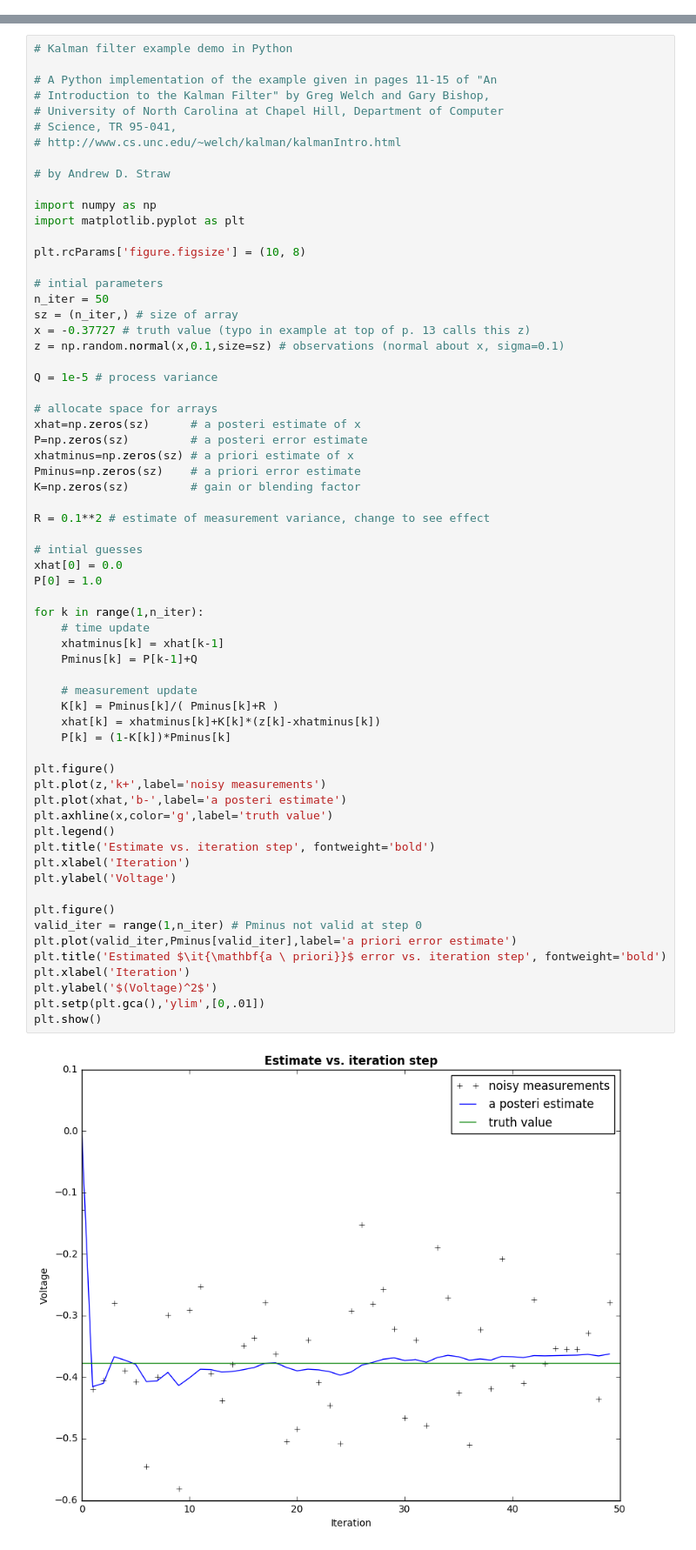
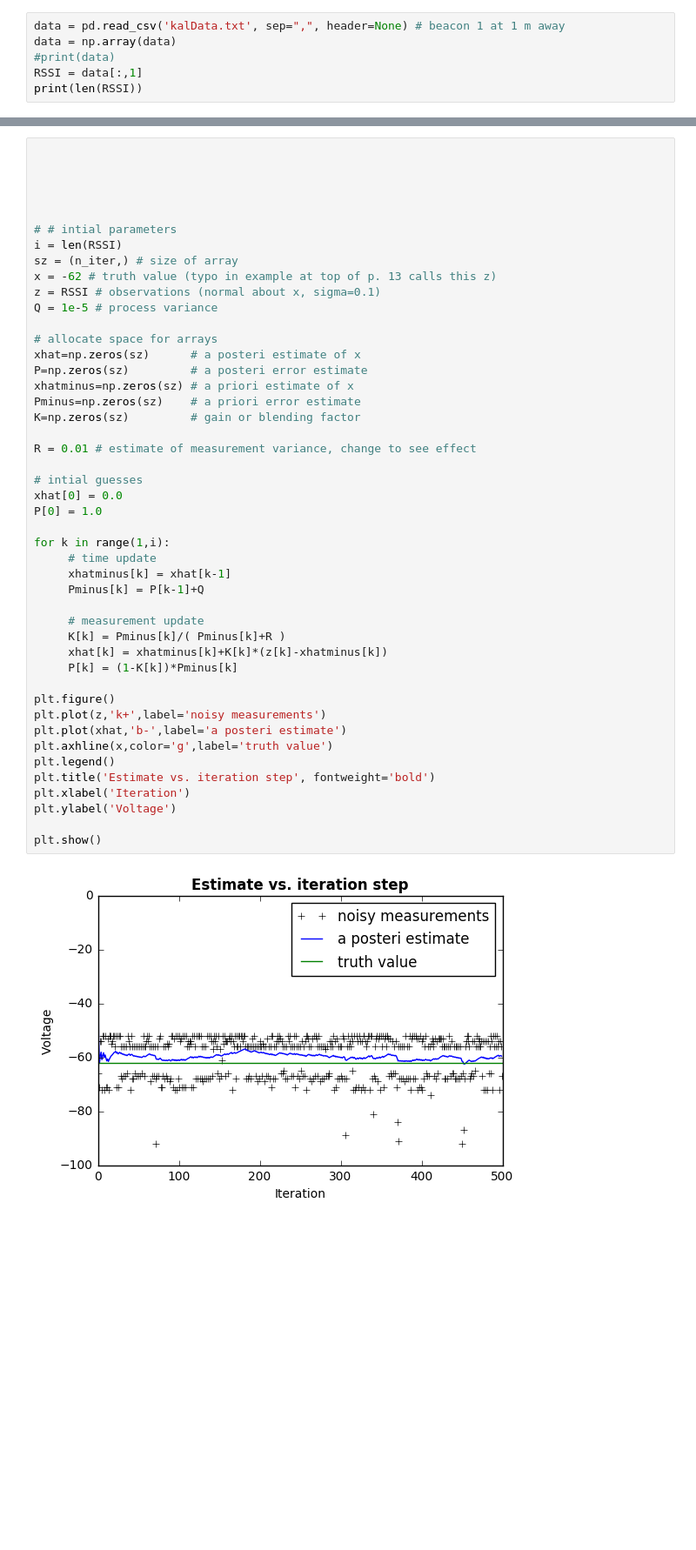
Before and after one commit to ChrisVech/ECSE6964-Project, a Jupyter notebook: BLE/Localization/kalmanFilter.ipynb, the cells around one changed output, grey strips where cells are left out. Shown: that part at 87% size. Drawn from its saved outputs; the diff is of its cells as text; blank space fills up the shorter version.

```diff
--- a/BLE/Localization/kalmanFilter.ipynb
+++ b/BLE/Localization/kalmanFilter.ipynb
@@ -0,0 +5,6 @@
+# %%
+data = pd.read_csv('kalData.txt', sep=",", header=None) # beacon 1 at 1 m away
+data = np.array(data)
+#print(data)
+RSSI = data[:,1]
+print(len(RSSI))
@@ -1,66 +13,48 @@
 # %%
-# Kalman filter example demo in Python
 
-# A Python implementation of the example given in pages 11-15 of "An
-# Introduction to the Kalman Filter" by Greg Welch and Gary Bishop,
-# University of North Carolina at Chapel Hill, Department of Computer
-# Science, TR 95-041,
-# http://www.cs.unc.edu/~welch/kalman/kalmanIntro.html
 
-# by Andrew D. Straw
 
-import numpy as np
-import matplotlib.pyplot as plt
 
-plt.rcParams['figure.figsize'] = (10, 8)
 
-# intial parameters
-n_iter = 50
+# # intial parameters
+i = len(RSSI)
 sz = (n_iter,) # size of array
-x = -0.37727 # truth value (typo in example at top of p. 13 calls this z)
-z = np.random.normal(x,0.1,size=sz) # observations (normal about x, sigma=0.1)
-
+x = -62 # truth value (typo in example at top of p. 13 calls this z)
+z = RSSI # observations (normal about x, sigma=0.1)
 Q = 1e-5 # process variance
 
 # allocate space for arrays
 xhat=np.zeros(sz)      # a posteri estimate of x
 P=np.zeros(sz)         # a posteri error estimate
 xhatminus=np.zeros(sz) # a priori estimate of x
 Pminus=np.zeros(sz)    # a priori error estimate
 K=np.zeros(sz)         # gain or blending factor
 
-R = 0.1**2 # estimate of measurement variance, change to see effect
+R = 0.01 # estimate of measurement variance, change to see effect
 
 # intial guesses
 xhat[0] = 0.0
 P[0] = 1.0
 
-for k in range(1,n_iter):
-    # time update
-    xhatminus[k] = xhat[k-1]
-    Pminus[k] = P[k-1]+Q
+for k in range(1,i):
+     # time update
+     xhatminus[k] = xhat[k-1]
+     Pminus[k] = P[k-1]+Q
 
-    # measurement update
-    K[k] = Pminus[k]/( Pminus[k]+R )
-    xhat[k] = xhatminus[k]+K[k]*(z[k]-xhatminus[k])
-    P[k] = (1-K[k])*Pminus[k]
+     # measurement update
+     K[k] = Pminus[k]/( Pminus[k]+R )
+     xhat[k] = xhatminus[k]+K[k]*(z[k]-xhatminus[k])
+     P[k] = (1-K[k])*Pminus[k]
 
 plt.figure()
 plt.plot(z,'k+',label='noisy measurements')
 plt.plot(xhat,'b-',label='a posteri estimate')
 plt.axhline(x,color='g',label='truth value')
 plt.legend()
 plt.title('Estimate vs. iteration step', fontweight='bold')
 plt.xlabel('Iteration')
 plt.ylabel('Voltage')
 
-plt.figure()
-valid_iter = range(1,n_iter) # Pminus not valid at step 0
-plt.plot(valid_iter,Pminus[valid_iter],label='a priori error estimate')
-plt.title('Estimated $\it{\mathbf{a \ priori}}$ error vs. iteration step', fontweight='bold')
-plt.xlabel('Iteration')
-plt.ylabel('$(Voltage)^2$')
-plt.setp(plt.gca(),'ylim',[0,.01])
 plt.show()
 # %% [output]
-[figure, old version]
+[figure, new version]
```
Also changed, not shown: parts of 3 cells of this notebook, 8 other files.
